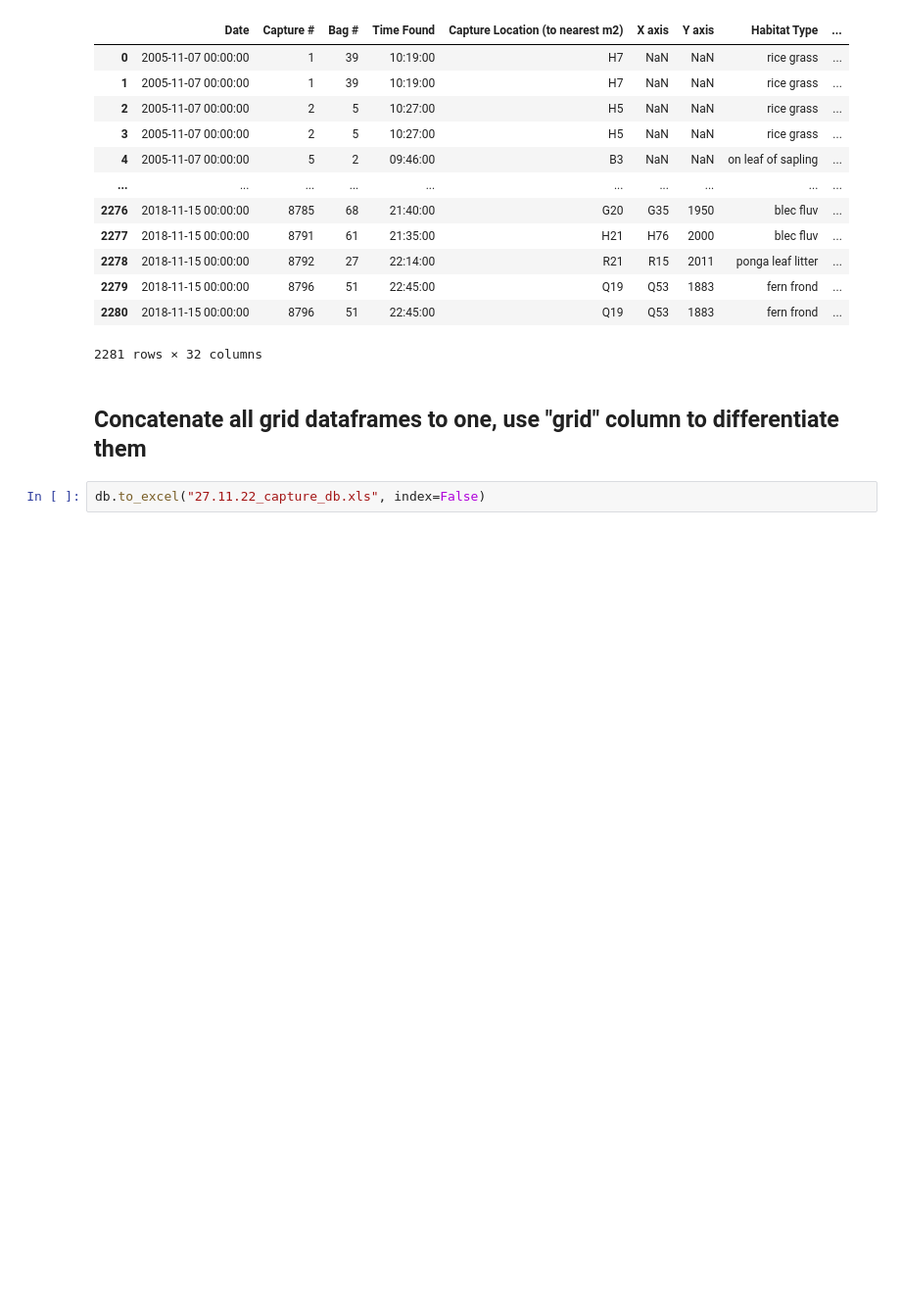
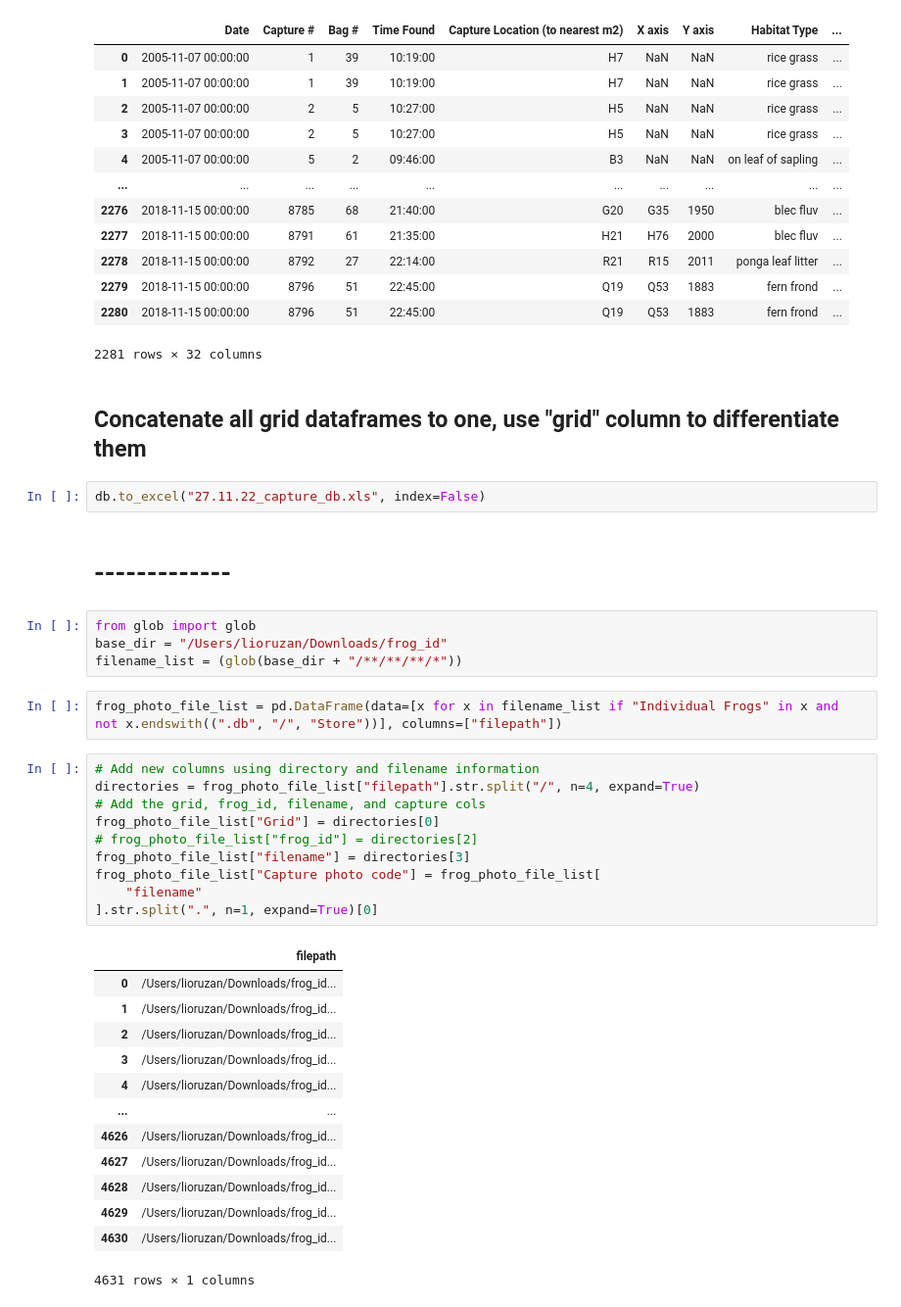
Before and after one commit to wildlifeai/pepeketua_interface, a Jupyter notebook: frog id notebook.ipynb, the cells around one changed output. Shown at 98% size. Drawn from its saved outputs; the diff is of its cells as text; blank space fills up the shorter version.

```diff
--- a/frog id notebook.ipynb
+++ b/frog id notebook.ipynb
@@ -240,3 +240,35 @@ db
 ## Concatenate all grid dataframes to one, use "grid" column to differentiate them
 # %%
 db.to_excel("27.11.22_capture_db.xls", index=False)
+# %% [markdown]
+# -------------
+# %%
+from glob import glob
+base_dir = "/Users/lioruzan/Downloads/frog_id"
+filename_list = (glob(base_dir + "/**/**/**/*"))
+# %%
+frog_photo_file_list = pd.DataFrame(data=[x for x in filename_list if "Individual Frogs" in x and not x.endswith((".db", "/", "Store"))], columns=["filepath"])
+# %%
+# Add new columns using directory and filename information
+directories = frog_photo_file_list["filepath"].str.split("/", n=4, expand=True)
+# Add the grid, frog_id, filename, and capture cols
+frog_photo_file_list["Grid"] = directories[0]
+# frog_photo_file_list["frog_id"] = directories[2]
+frog_photo_file_list["filename"] = directories[3]
+frog_photo_file_list["Capture photo code"] = frog_photo_file_list[
+    "filename"
+].str.split(".", n=1, expand=True)[0]
+# %% [output]
+|  | filepath |
+| 0 | /Users/lioruzan/Downloads/frog_id... |
+| 1 | /Users/lioruzan/Downloads/frog_id... |
+| 2 | /Users/lioruzan/Downloads/frog_id... |
+| 3 | /Users/lioruzan/Downloads/frog_id... |
+| 4 | /Users/lioruzan/Downloads/frog_id... |
+| ... | ... |
+| 4626 | /Users/lioruzan/Downloads/frog_id... |
+| 4627 | /Users/lioruzan/Downloads/frog_id... |
+| 4628 | /Users/lioruzan/Downloads/frog_id... |
+| 4629 | /Users/lioruzan/Downloads/frog_id... |
+| 4630 | /Users/lioruzan/Downloads/frog_id... |
+4631 rows × 1 columns
```
Also changed, not shown: parts of 1 cell of this notebook, 8 other files.
